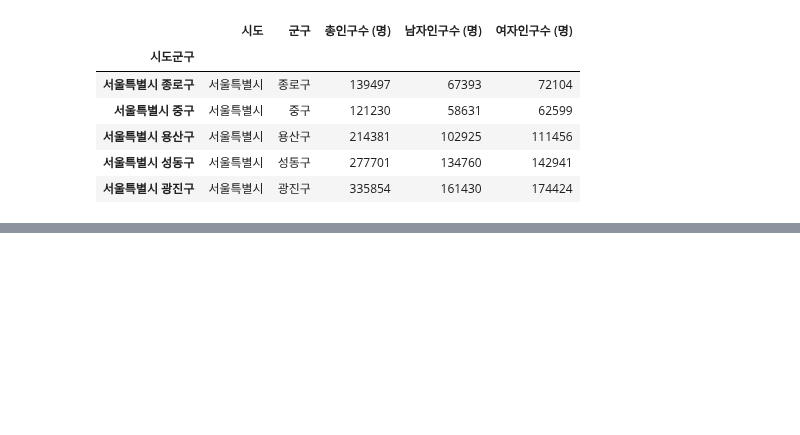
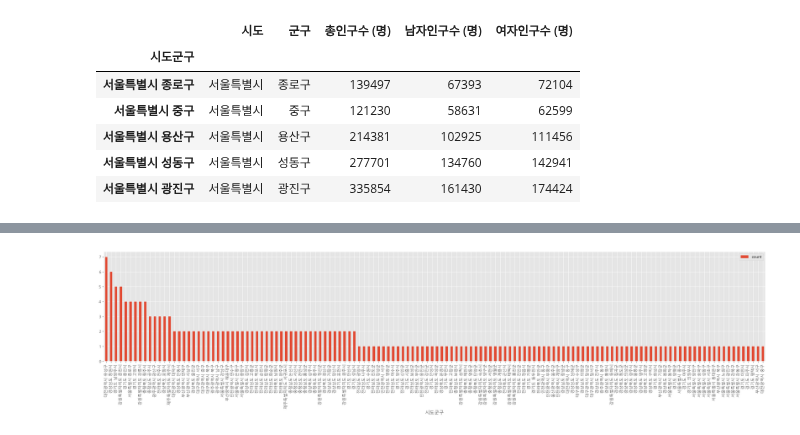
Before and after one commit to mimimioo/BigdataVisualization_analyze, a Jupyter notebook: 3-지도맵-통계/test2.ipynb, the cells around one changed output, grey strips where cells are left out. Cells and saved outputs as stored; diff of their text form; code cells hidden in the pictures; blank space fills up the shorter version.

Commit message:
4교시 행정구역별 시군구 의료기간 비율 조사, 막대그래프 그리기

```diff
--- a/3-지도맵-통계/test2.ipynb
+++ b/3-지도맵-통계/test2.ipynb
@@ -241,0 +231,7 @@ addr_group.head()
+# %%
+# 데이터 병합 (내부 조인, 인덱스를 기준으로, 같은 행 기준으로 합치기함.  )
+# 내부 조인 -> 인덱스를 기준으로, 시도군구의 행이 같은 것들만 모아서 합침.
+# 외부 조인 -> 같은행 상관없이 모두 합치기.
+addr_group.head()
+addr_population_merge = pd.merge(addr_group, population, how="inner", left_index=True, right_index=True)
+addr_population_merge.head()
@@ -241,0 +246,7 @@ addr_group.head()
+# %%
+# 필요한 컬럼만 추출 , 총 4개의 컬럼이 필요함
+# 행정구역별 의료기관의 인구수 대비의 비율를 구하는게 목적.
+# count -> 의료기관수
+# 시도_x	군구_x	count		총인구수 (명),
+local_Hospital_Population = addr_population_merge[["시도_x", "군구_x", "count", "총인구수 (명)"]]
+local_Hospital_Population.head()
@@ -241,0 +261,8 @@ addr_group.head()
+# %%
+# 컬럼 이름 조정, 인구수 대비 의료기관 비율 새컬럼 추가.
+local_Hospital_Population = local_Hospital_Population.rename(columns= {"시도_x": "시도","군구_x" :"군구", "총인구수 (명)" : "인구수"})
+local_Hospital_Population.head()
+
+HS_count = local_Hospital_Population["count"]
+local_Hospital_Population["HS_ratio"] = HS_count.div(local_Hospital_Population["인구수"], axis=0)*100000
+local_Hospital_Population.head()
@@ -241,0 +277,18 @@ addr_group.head()
+# %%
+# 막대 그래프만 그리기.
+# 블록맵은 추가 설정이 필요해서, 다음시간에
+from matplotlib import pyplot as plt
+from matplotlib import rcParams, style
+style.use("ggplot")
+
+from matplotlib import font_manager, rc
+font_name = font_manager.FontProperties(fname = "c:/Windows/Fonts/malgunbd.ttf").get_name()
+rc("font", family = font_name)
+
+HS_ratio = local_Hospital_Population[["count"]]
+HS_ratio = HS_ratio.sort_values("count", ascending=False)
+plt.rcParams["figure.figsize"] = (30,5)
+HS_ratio.plot(kind = "bar", rot = "vertical")
+plt.show()
+# %% [output]
+[figure, added]
```
Also changed, not shown: parts of 4 cells of this notebook.
